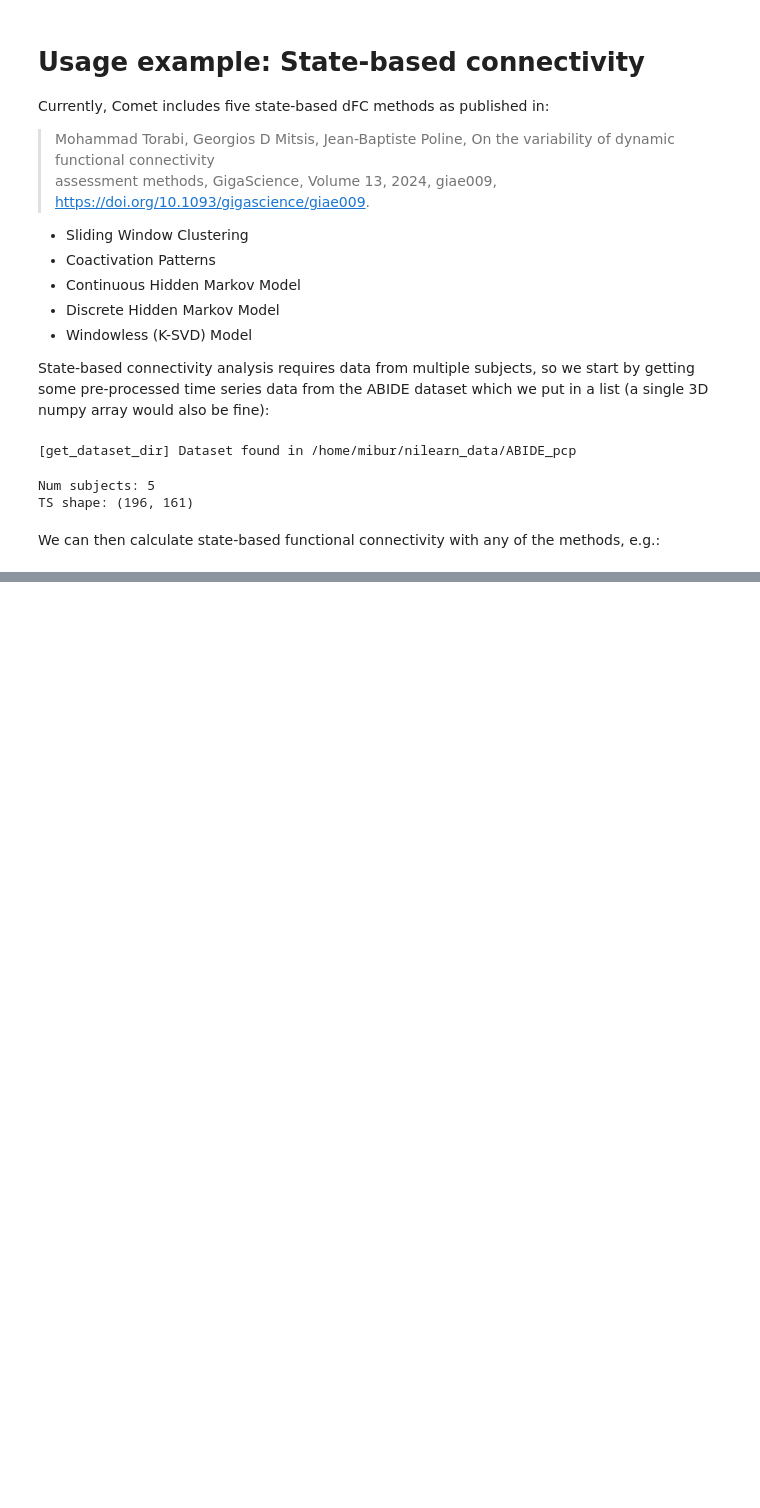
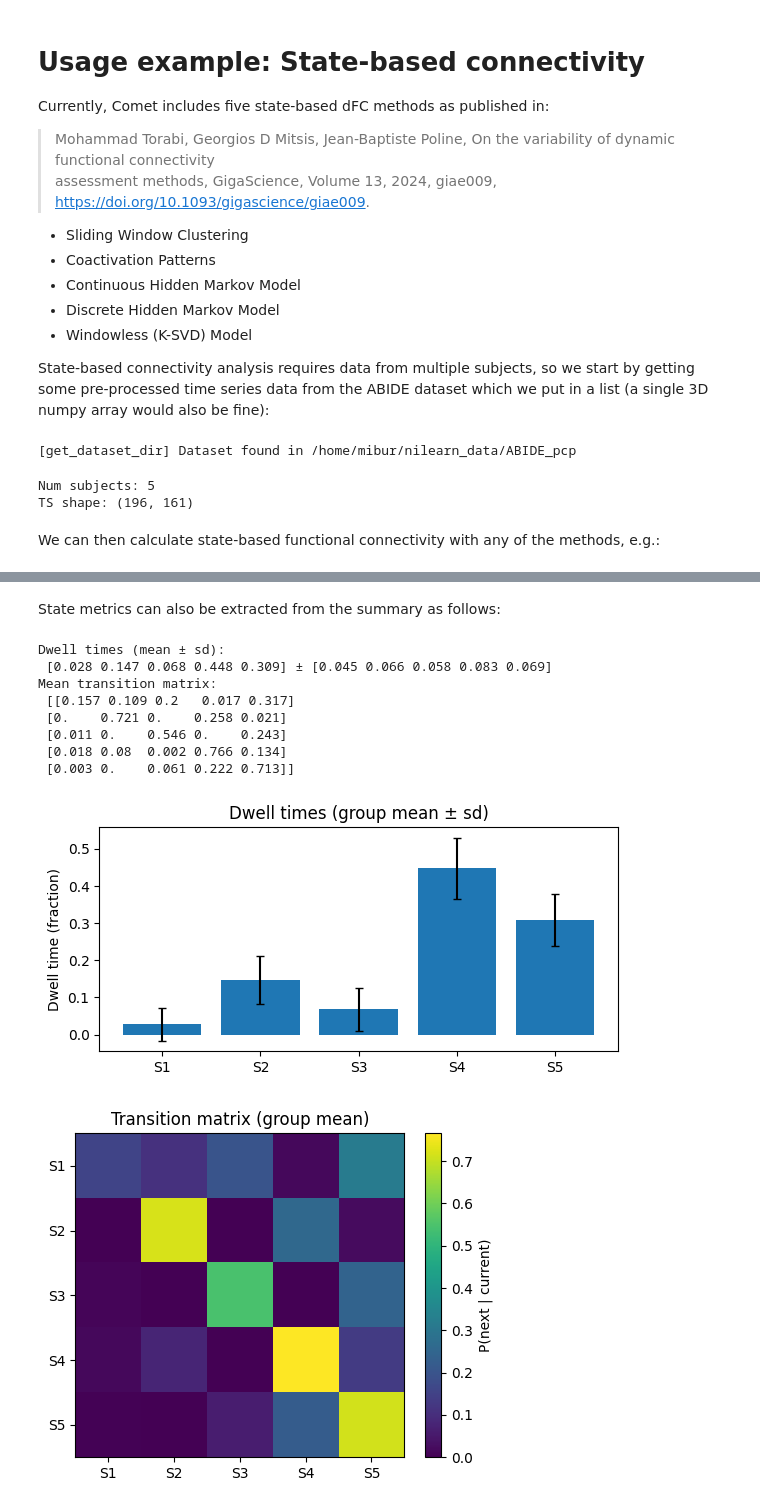
Before and after one commit to mibur1/comet, a Jupyter notebook: tutorials/example_state.ipynb, the cells around one changed output, grey strips where cells are left out. Drawn from its saved outputs; the diff is of its cells as text; code cells hidden in the pictures; blank space fills up the shorter version.

```diff
--- a/tutorials/example_state.ipynb
+++ b/tutorials/example_state.ipynb
@@ -69,0 +73,44 @@ plt.tight_layout();
+# %% [markdown]
+State metrics can also be extracted from the summary as follows:
+# %%
+summary = cap.summarise()
+
+dwell_mean = summary["dwell_mean"]
+dwell_std = summary["dwell_std"]
+trans_mean = summary["trans_mean"]
+
+print("Dwell times (mean ± sd):\n", np.round(dwell_mean, 3), "±", np.round(dwell_std, 3))
+print("Mean transition matrix:\n",  np.round(trans_mean, 3))
+
+# Example plots
+K = states.shape[-1]
+
+# Group dwell times (mean ± sd)
+plt.figure(figsize=(6, 3))
+plt.bar(range(K), dwell_mean, yerr=dwell_std, capsize=3)
+plt.xticks(range(K), [f"S{k}" for k in range(1,K+1)])
+plt.ylabel("Dwell time (fraction)")
+plt.title("Dwell times (group mean ± sd)")
+plt.tight_layout()
+plt.show()
+
+# Mean transition matrix
+plt.figure(figsize=(4.8, 4))
+plt.imshow(trans_mean, interpolation='nearest', aspect='auto')
+plt.colorbar(label="P(next | current)")
+plt.xticks(range(K), [f"S{k}" for k in range(1,K+1)])
+plt.yticks(range(K), [f"S{k}" for k in range(1,K+1)])
+plt.title("Transition matrix (group mean)")
+plt.tight_layout()
+plt.show()
+# %% [output]
+Dwell times (mean ± sd):
+ [0.028 0.147 0.068 0.448 0.309] ± [0.045 0.066 0.058 0.083 0.069]
+Mean transition matrix:
+ [[0.157 0.109 0.2   0.017 0.317]
+ [0.    0.721 0.    0.258 0.021]
+ [0.011 0.    0.546 0.    0.243]
+ [0.018 0.08  0.002 0.766 0.134]
+ [0.003 0.    0.061 0.222 0.713]]
+[figure, added]
+[figure, added]
```
Also changed, not shown: parts of 3 cells of this notebook, 9 other files.
